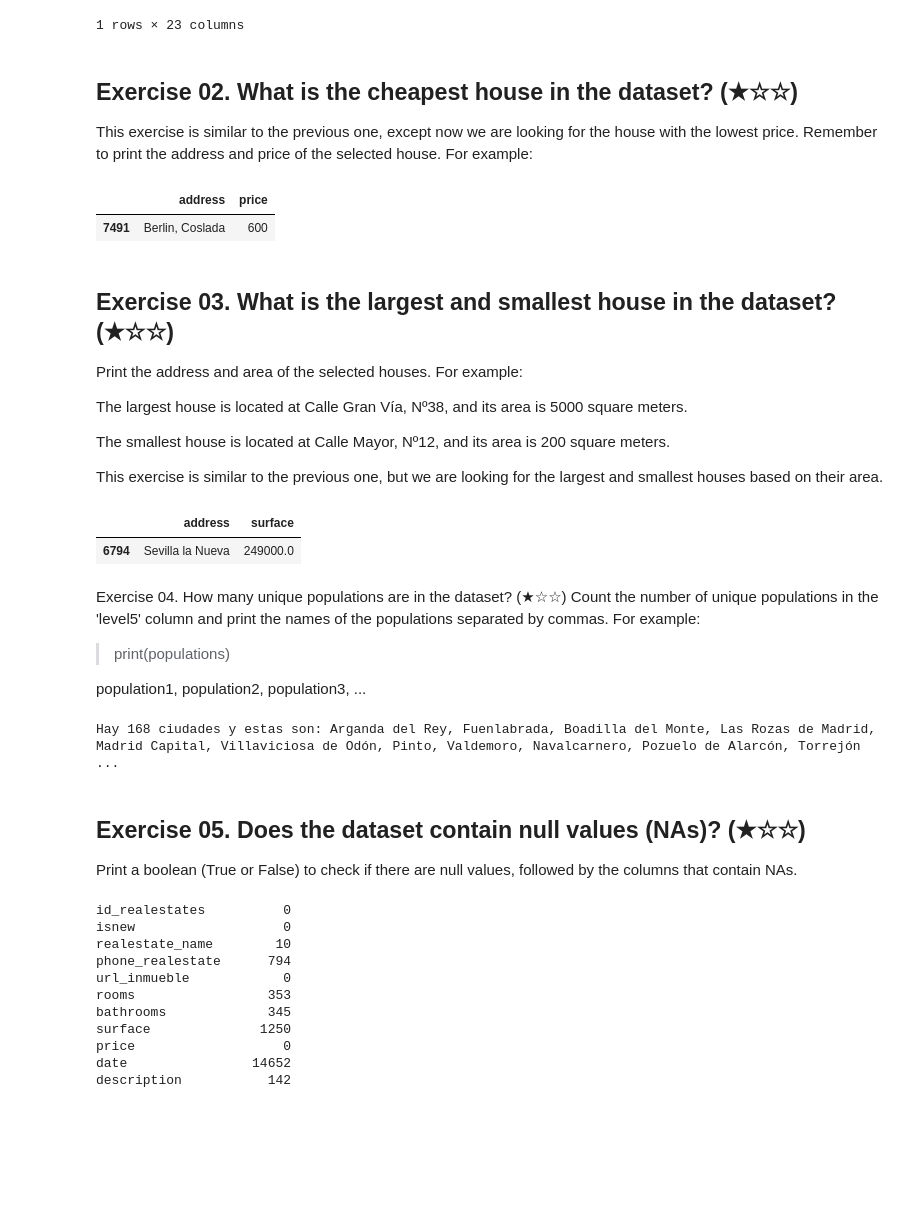
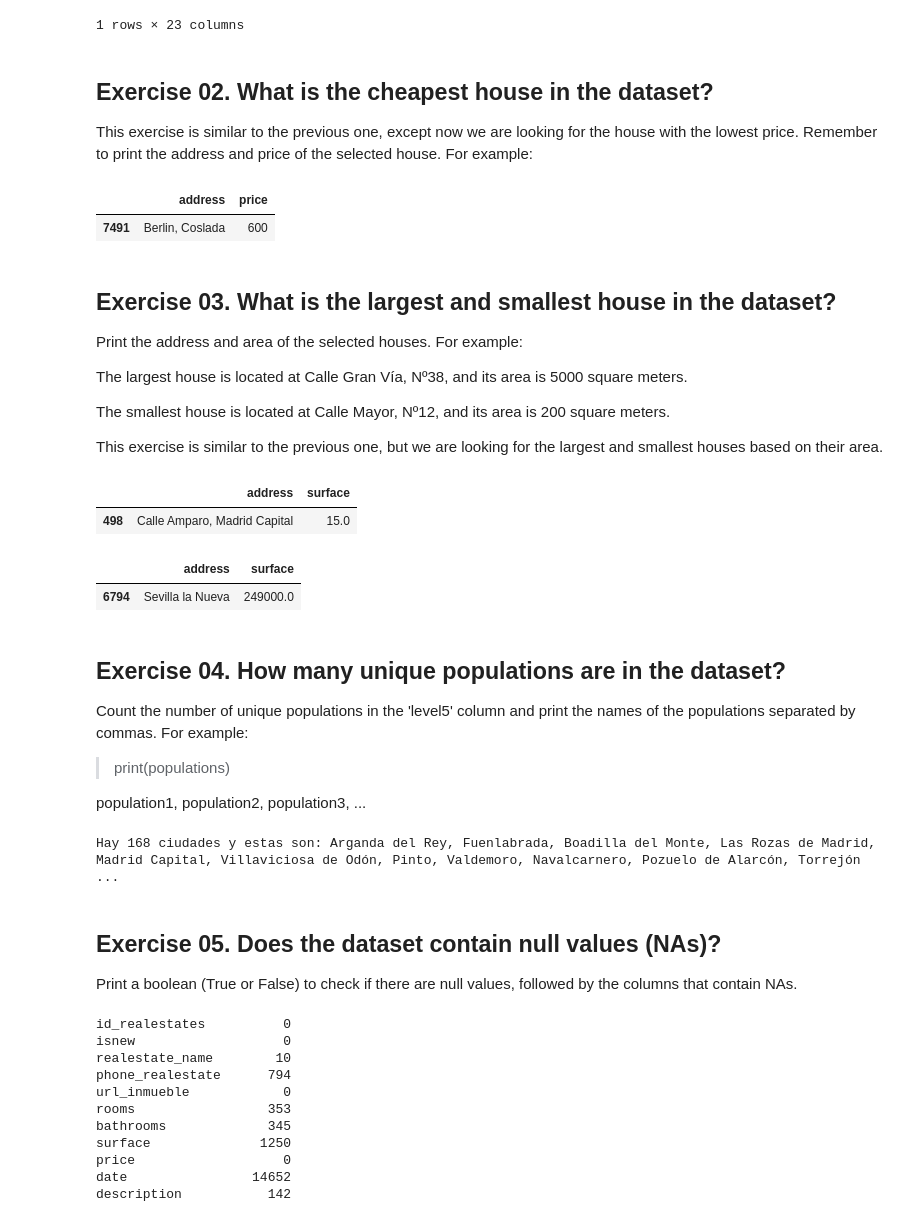
Before and after one commit to Isacondobled/pre_work, a Jupyter notebook: notebooks/01_analysis.ipynb, the cells around one changed output. Saved outputs shown, nothing was run; the diff lists cells and outputs as text; code cells hidden in the pictures; blank space fills up the shorter version.

```diff
--- a/notebooks/01_analysis.ipynb
+++ b/notebooks/01_analysis.ipynb
@@ -113,7 +113,7 @@ df.sort_values(by="price", ascending=False).head(1)
 | 13110 | 132042636 | False | engel volkers torrelodones | 911798512.0 | https://www.fotocasa.es/es/compra... | 19.0 | NaN | NaN | ... |
 1 rows × 23 columns
 # %% [markdown]
-## Exercise 02. What is the cheapest house in the dataset? (★☆☆)
+## Exercise 02. What is the cheapest house in the dataset?
 
 This exercise is similar to the previous one, except now we are looking for the house with the lowest price. Remember to print the address and price of the selected house. For example:
 # %%
@@ -122,7 +122,7 @@ df[df["price"] != 0].sort_values(by="price", ascending=True)[["address","price"]
 |  | address | price |
 | 7491 | Berlin, Coslada | 600 |
 # %% [markdown]
-## Exercise 03. What is the largest and smallest house in the dataset? (★☆☆)
+## Exercise 03. What is the largest and smallest house in the dataset?
 Print the address and area of the selected houses. For example:
 
 The largest house is located at Calle Gran Vía, Nº38, and its area is 5000 square meters.
@@ -131,13 +131,15 @@ The smallest house is located at Calle Mayor, Nº12, and its area is 200 square
 
 This exercise is similar to the previous one, but we are looking for the largest and smallest houses based on their area.
 # %%
-df.sort_values(by="surface", ascending=True).head(1)[["address","surface"]]
-df.sort_values(by="surface", ascending=False).head(1)[["address","surface"]]
+display(df.sort_values(by="surface", ascending=True).head(1)[["address","surface"]])
+display(df.sort_values(by="surface", ascending=False).head(1)[["address","surface"]])
 # %% [output]
 |  | address | surface |
-| 6794 | Sevilla la Nueva | 249000.0 |
+| 498 | Calle Amparo, Madrid Capital | 15.0 |
+|  | address | surface |
+| 6794 | Sevilla la Nueva | 249000.0 |
 # %% [markdown]
-Exercise 04. How many unique populations are in the dataset? (★☆☆)
+## Exercise 04. How many unique populations are in the dataset?
 Count the number of unique populations in the 'level5' column and print the names of the populations separated by commas. For example:
 
 > print(populations)
@@ -150,7 +152,7 @@ print(f"Hay {list_population_count} ciudades y estas son: {", ".join(list_popula
 # %% [output]
 Hay 168 ciudades y estas son: Arganda del Rey, Fuenlabrada, Boadilla del Monte, Las Rozas de Madrid,  Madrid Capital, Villaviciosa de Odón, Pinto, Valdemoro, Navalcarnero, Pozuelo de Alarcón, Torrejón ...
 # %% [markdown]
-## Exercise 05. Does the dataset contain null values (NAs)? (★☆☆)
+## Exercise 05. Does the dataset contain null values (NAs)?
 Print a boolean (True or False) to check if there are null values, followed by the columns that contain NAs.
 # %%
 df.isna().sum()
```
Also changed, not shown: parts of 28 cells of this notebook.
